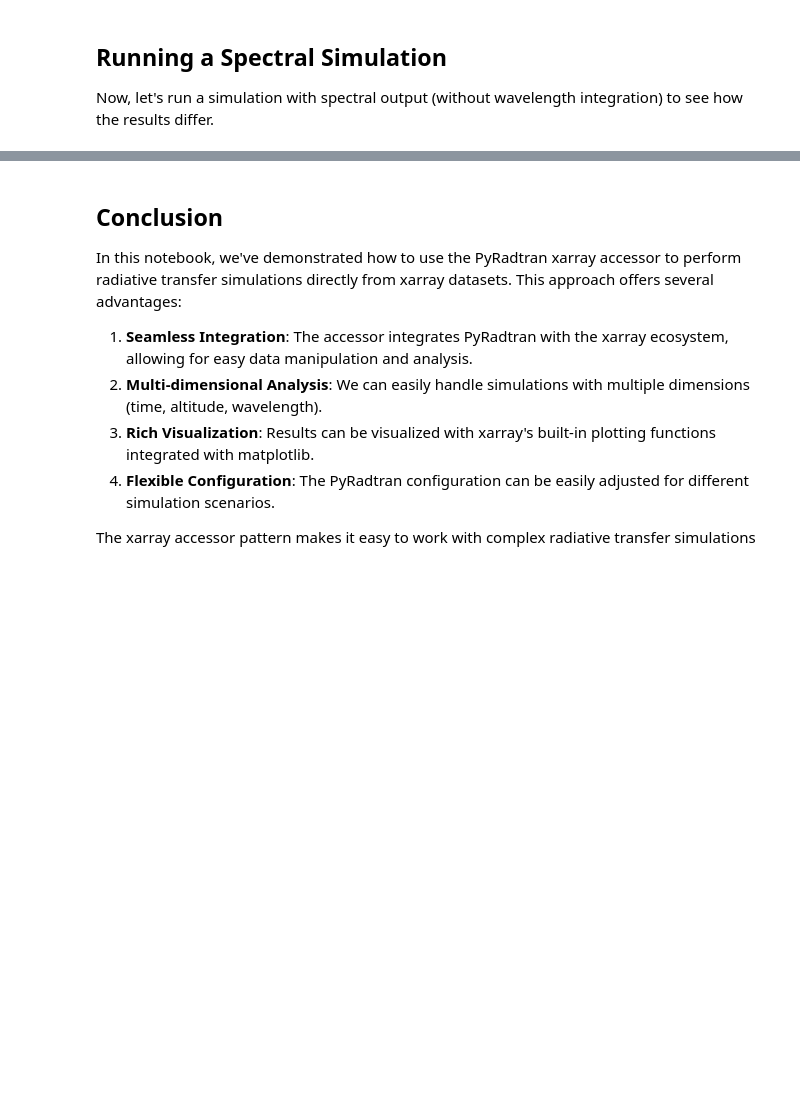
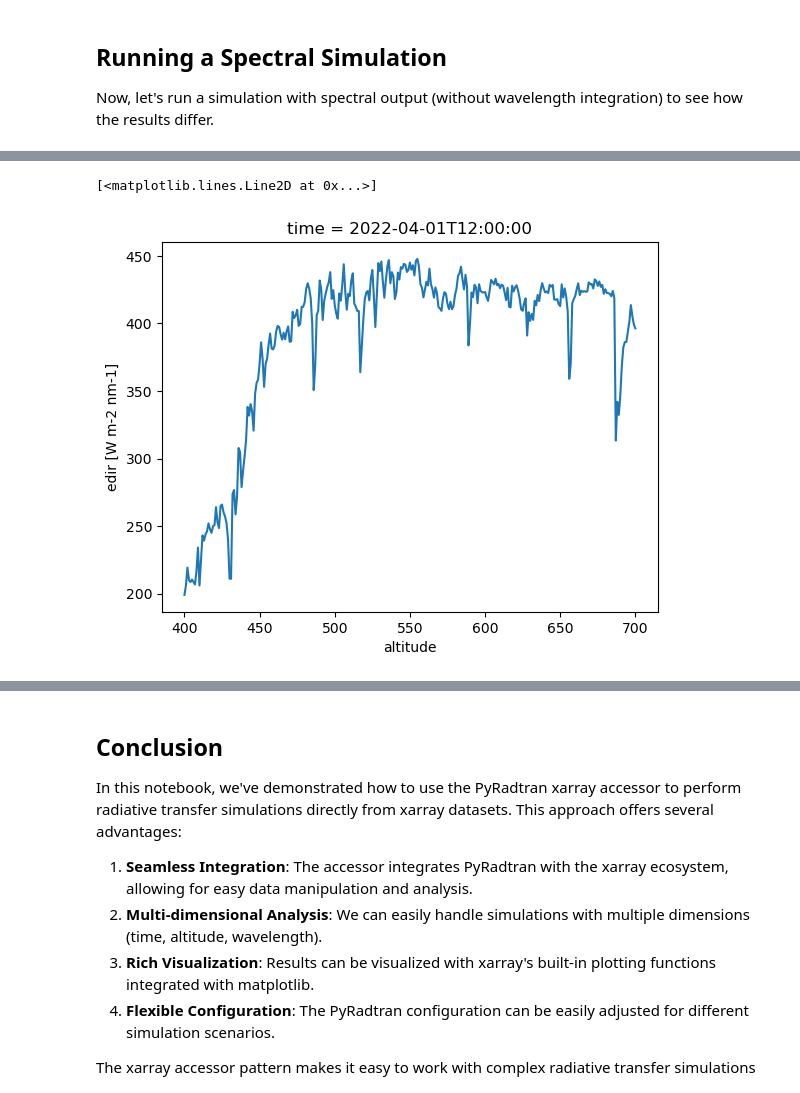
Before and after one commit to FranzFlink/pyRadtran, a Jupyter notebook: notebooks/example1.ipynb, the cells around one changed output, grey strips where cells are left out. Drawn from its saved outputs; the diff is of its cells as text; code cells hidden in the pictures; blank space fills up the shorter version.

```diff
--- a/notebooks/example1.ipynb
+++ b/notebooks/example1.ipynb
@@ -525,7 +574,9 @@ spectral_config_dict = {
     'paths': asdict(spectral_config.paths),
     'simulation_defaults': asdict(spectral_config.simulation_defaults),
     'execution': asdict(spectral_config.execution),
-    'output': asdict(spectral_config.output)
+    'output': asdict(spectral_config.output),
+    ### add lambda into the output columns
+    'output_columns': ['sza', 'lambda', 'zout', 'edir', 'eglo', 'edn', 'eup', 'enet', 'albedo'],
 }
 
 # Convert Path objects to strings
@@ -539,7 +590,7 @@ with open(spectral_config_file_path, 'w') as f:
 print(f"Spectral configuration saved to {spectral_config_file_path}")
 
 # Run a single-point spectral simulation
-spectral_result_ds = single_point_ds.pyradtran.run_uvspec(
+spectral_result_ds = single_point_ds.isel(altitude=[0]).pyradtran.run_uvspec(
     config_path=spectral_config_file_path,
     return_dataset=True,
     save_to_file=True
@@ -550,3 +642,8 @@ display(spectral_result_ds)
+# %%
+spectral_result_ds.edir.plot()
+# %% [output]
+[<matplotlib.lines.Line2D at 0x...>]
+[figure, added]
 # %%
 # Examine structure of spectral results
 print("Spectral Result Structure:")
```
Also changed, not shown: parts of 13 cells of this notebook, 2 other files.
